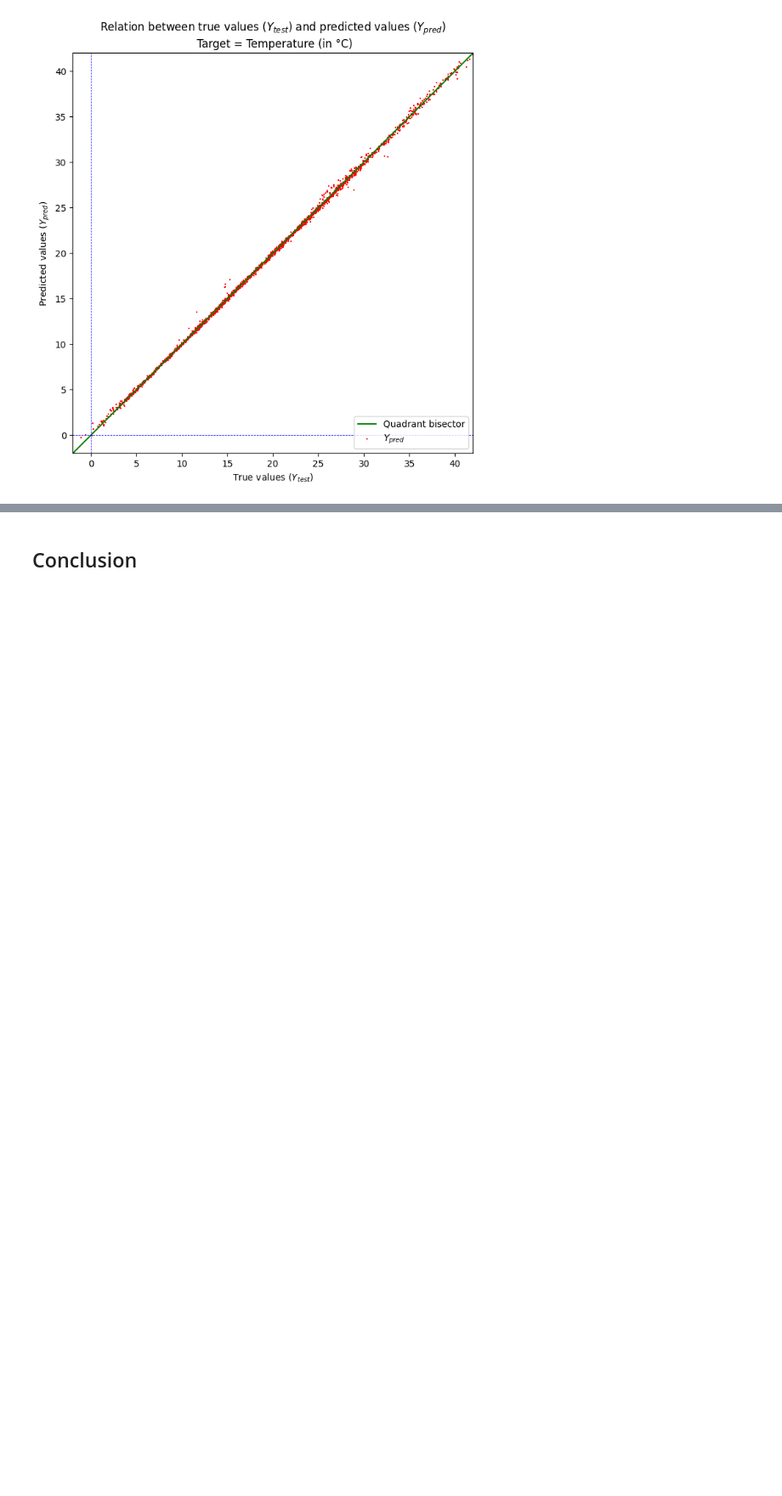
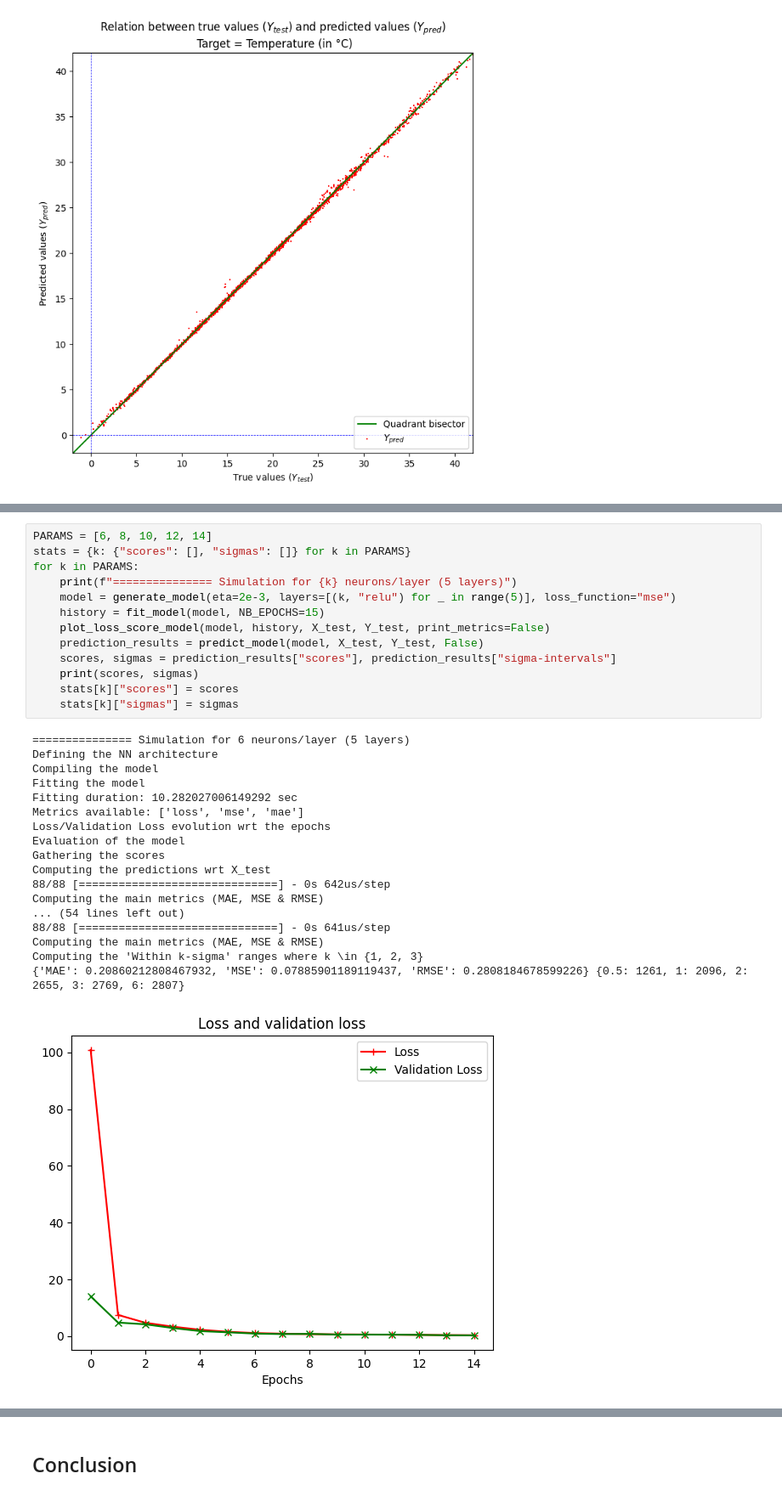
Before and after one commit to lcsrodriguez/dl-practicals, a Jupyter notebook: p2/p2.ipynb, the cells around one changed output, grey strips where cells are left out. Shown at 85% size. Saved outputs shown, nothing was run; the diff lists cells and outputs as text; blank space fills up the shorter version.

```diff
--- a/p2/p2.ipynb
+++ b/p2/p2.ipynb
@@ -1165,0 +1276,32 @@ _ = plt.legend()
+# %%
+PARAMS = [6, 8, 10, 12, 14]
+stats = {k: {"scores": [], "sigmas": []} for k in PARAMS}
+for k in PARAMS:
+    print(f"=============== Simulation for {k} neurons/layer (5 layers)")
+    model = generate_model(eta=2e-3, layers=[(k, "relu") for _ in range(5)], loss_function="mse")
+    history = fit_model(model, NB_EPOCHS=15)
+    plot_loss_score_model(model, history, X_test, Y_test, print_metrics=False)
+    prediction_results = predict_model(model, X_test, Y_test, False)
+    scores, sigmas = prediction_results["scores"], prediction_results["sigma-intervals"]
+    print(scores, sigmas)
+    stats[k]["scores"] = scores
+    stats[k]["sigmas"] = sigmas
+# %% [output]
+=============== Simulation for 6 neurons/layer (5 layers)
+Defining the NN architecture
+Compiling the model
+Fitting the model
+Fitting duration: 10.282027006149292 sec
+Metrics available: ['loss', 'mse', 'mae']
+Loss/Validation Loss evolution wrt the epochs
+Evaluation of the model
+Gathering the scores
+Computing the predictions wrt X_test
+88/88 [==============================] - 0s 642us/step
+Computing the main metrics (MAE, MSE & RMSE)
+... (54 lines left out)
+88/88 [==============================] - 0s 641us/step
+Computing the main metrics (MAE, MSE & RMSE)
+Computing the 'Within k-sigma' ranges where k \in {1, 2, 3}
+{'MAE': 0.20860212808467932, 'MSE': 0.07885901189119437, 'RMSE': 0.2808184678599226} {0.5: 1261, 1: 2096, 2: 2655, 3: 2769, 6: 2807}
+[figure, added]
```
Also changed, not shown: parts of 48 cells of this notebook, 1 other file.
